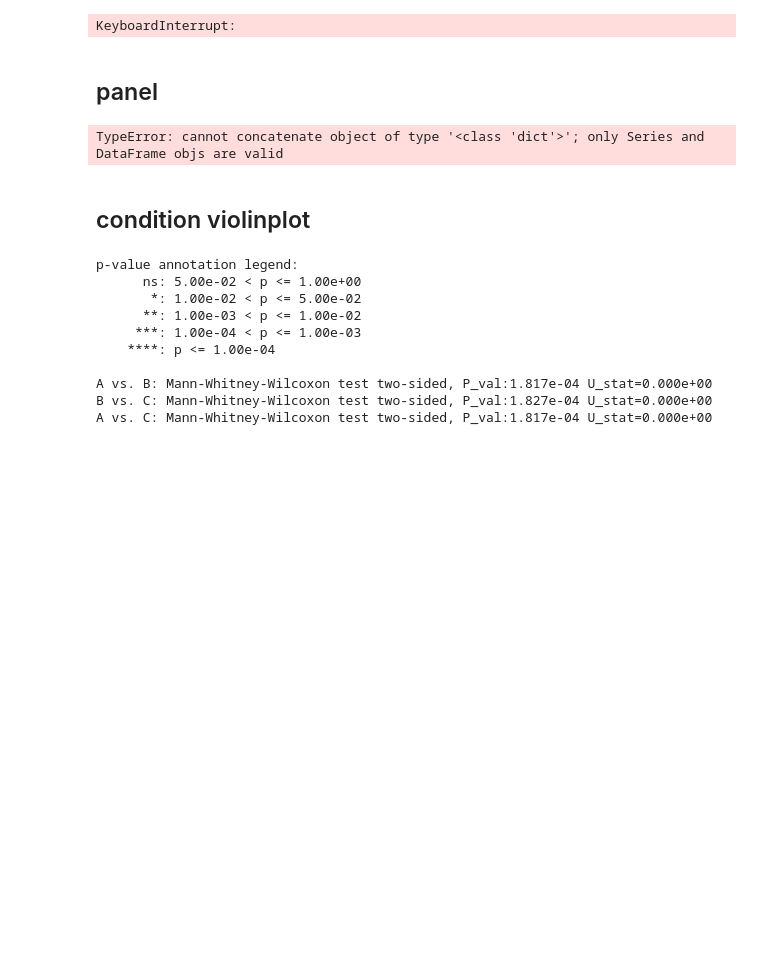
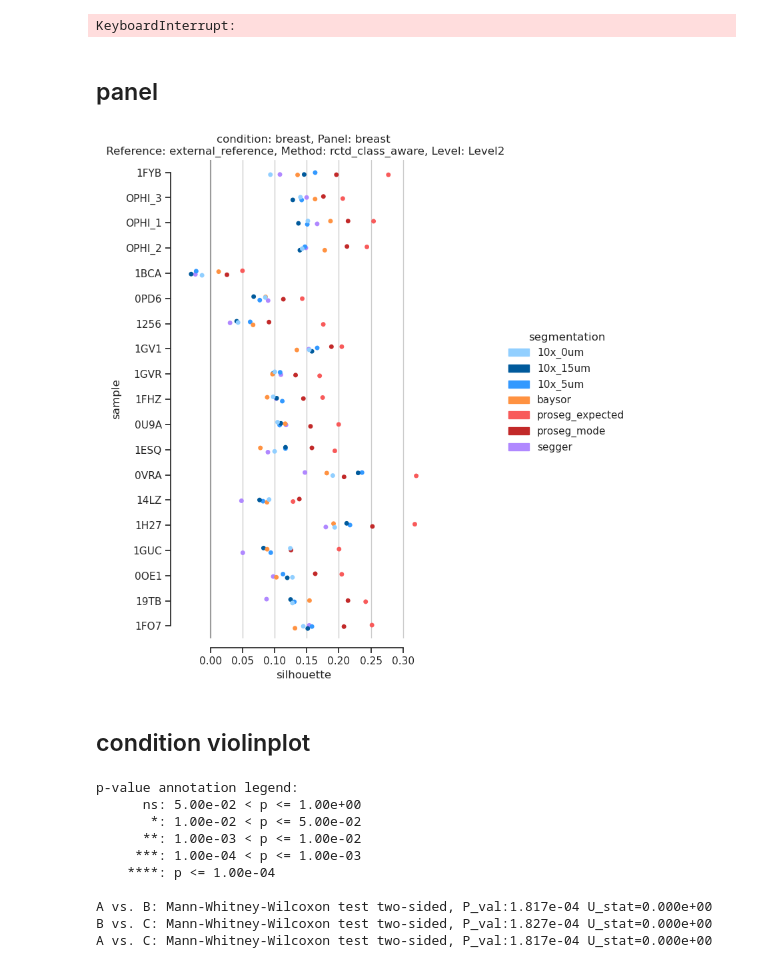
Before and after one commit to bdsc-tds/Bilous2025, a Jupyter notebook: workflow/notebooks/xenium/1-xenium_silhouette_plots.ipynb, the cells around one changed output. Drawn from its saved outputs; the diff is of its cells as text; code cells hidden in the pictures; blank space fills up the shorter version.

```diff
--- a/workflow/notebooks/xenium/1-xenium_silhouette_plots.ipynb
+++ b/workflow/notebooks/xenium/1-xenium_silhouette_plots.ipynb
@@ -105,6 +105,7 @@ method = 'rctd_class_aware'
 level = 'Level2'
 normalisation = 'lognorm'
 layer = 'data'
+metric = 'euclidean'
 
 plot_panel = panel.stem
 plot_condition = panel.parents[0].stem
@@ -127,7 +128,7 @@ for segmentation in (segmentations := silhouette_dir.iterdir()):
                     k = (segmentation.stem, condition.stem, panel.stem, donor.stem, sample.stem, normalisation)
 
                     annot[k] = {}
-                    annot_file = sample / f"{normalisation}/silhouette_{layer}.parquet"
+                    annot_file = sample / f"{normalisation}/silhouette_{layer}_{metric}.parquet"
                     if annot_file.exists():
                         annot[k] = pd.read_parquet(annot_file)
 
@@ -144,34 +145,34 @@ df = df_annot.query(f"reference == '{reference}' and method == '{method}' and le
 title = f"condition: {plot_condition}, Panel: {plot_panel}\n Reference: {reference}, Method: {method}, Level: {level}"
 hue = "segmentation"
 unique_labels = np.unique(df[hue].dropna())
 palette = {u: palette[u] for u in unique_labels}
 legend_handles = [
     mpatches.Patch(color=color, label=label) for label, color in palette.items()
 ]
 
 
 # Create joint boxplot
 sns.set(style="ticks")
 f = plt.figure(figsize=(6, df["sample"].nunique()//2))
 g = sns.stripplot(
     data=df, x="silhouette", y="sample", hue=hue, legend=False, palette=palette
 )  # , cut=0, width=1,inner='quart')
 
 sns.despine(offset=10, trim=True)
 plt.gca().xaxis.grid(True)
 plt.axvline(0, c="k", linestyle="-", zorder=0, alpha=0.6)
 
 plt.title(title)
 f.legend(
     handles=legend_handles,
     loc="center left",
     bbox_to_anchor=(1, 0.5),
     title=hue,
     frameon=False,
 )
 plt.tight_layout(rect=[0, 0, 0.85, 0.95])
 # %% [output]
-TypeError: cannot concatenate object of type '<class 'dict'>'; only Series and DataFrame objs are valid
+[figure, added]
 # %% [markdown]
 ## condition violinplot
 # %%
```
Also changed, not shown: parts of 4 cells of this notebook, 26 other files.
